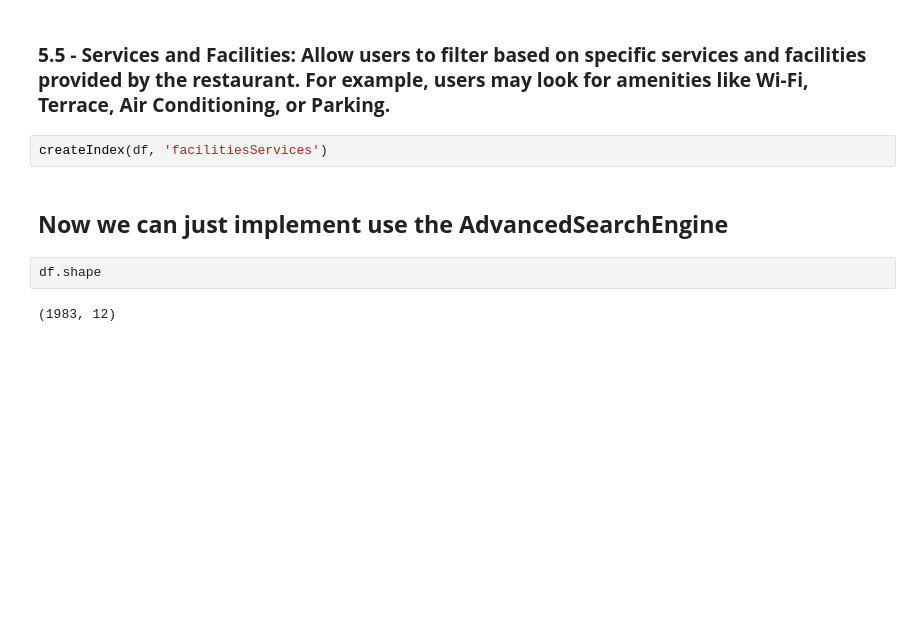
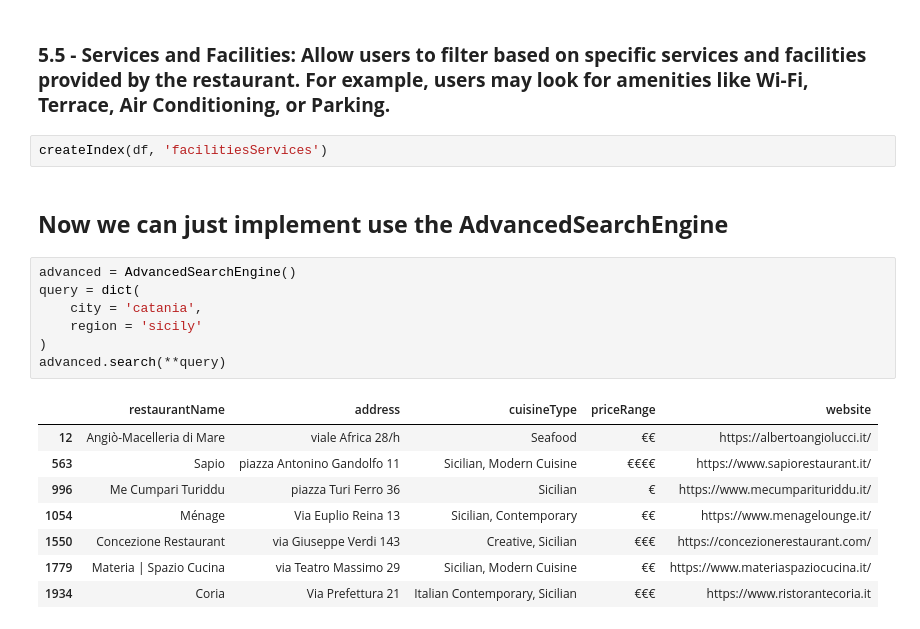
Before and after one commit to LinCannn/ADM-HW3, a Jupyter notebook: main.ipynb, the cells around one changed output. Drawn from its saved outputs; the diff is of its cells as text; blank space fills up the shorter version.

```diff
--- a/main.ipynb
+++ b/main.ipynb
@@ -346,7 +542,19 @@ createIndex(df, 'creditCards')
 createIndex(df, 'facilitiesServices')
 # %% [markdown]
 ## <strong> Now we can just implement use the AdvancedSearchEngine
-# %%
-df.shape
-# %% [output]
-(1983, 12)
+# %%
+advanced = AdvancedSearchEngine()
+query = dict(
+    city = 'catania',
+    region = 'sicily'
+)
+advanced.search(**query)
+# %% [output]
+|  | restaurantName | address | cuisineType | priceRange | website |
+| 12 | Angiò-Macelleria di Mare | viale Africa 28/h | Seafood | €€ | https://albertoangiolucci.it/ |
+| 563 | Sapio | piazza Antonino Gandolfo 11 | Sicilian, Modern Cuisine | €€€€ | https://www.sapiorestaurant.it/ |
+| 996 | Me Cumpari Turiddu | piazza Turi Ferro 36 | Sicilian | € | https://www.mecumparituriddu.it/ |
+| 1054 | Ménage | Via Euplio Reina 13 | Sicilian, Contemporary | €€ | https://www.menagelounge.it/ |
+| 1550 | Concezione Restaurant | via Giuseppe Verdi 143 | Creative, Sicilian | €€€ | https://concezionerestaurant.com/ |
+| 1779 | Materia | Spazio Cucina | via Teatro Massimo 29 | Sicilian, Modern Cuisine | €€ | https://www.materiaspaziocucina.it/ |
+| 1934 | Coria | Via Prefettura 21 | Italian Contemporary, Sicilian | €€€ | https://www.ristorantecoria.it |
```
Also changed, not shown: parts of 21 cells of this notebook, 8 other files.
